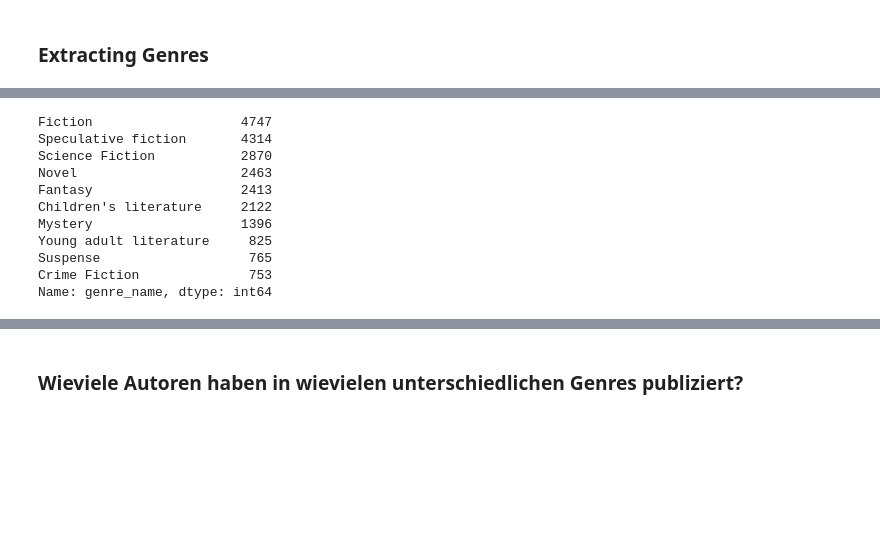
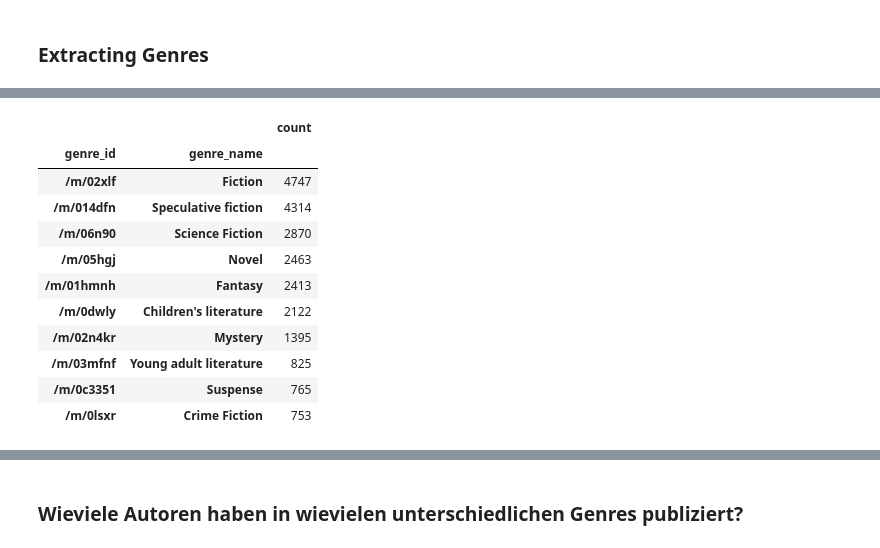
Before and after one commit to Jubke/AATM, a Jupyter notebook: Identifikation von Texten mit geteilter Autorenschaft.ipynb, the cells around one changed output, grey strips where cells are left out. Cells and saved outputs as stored; diff of their text form; code cells hidden in the pictures; blank space fills up the shorter version.

```diff
--- a/Identifikation von Texten mit geteilter Autorenschaft.ipynb
+++ b/Identifikation von Texten mit geteilter Autorenschaft.ipynb
@@ -85,18 +93,19 @@ genres.describe() # Note that there are more unique ids than names ("Mystery" ge
 # %%
 # Top 10 Genres
-genre_tags.genre_name.value_counts()[0:10]
+genres.sort_values('count', ascending=False)[0:10]
 # %% [output]
-Fiction                   4747
-Speculative fiction       4314
-Science Fiction           2870
-Novel                     2463
-Fantasy                   2413
-Children's literature     2122
-Mystery                   1396
-Young adult literature     825
-Suspense                   765
-Crime Fiction              753
-Name: genre_name, dtype: int64
+|  |  | count |
+| genre_id | genre_name |  |
+| /m/02xlf | Fiction | 4747 |
+| /m/014dfn | Speculative fiction | 4314 |
+| /m/06n90 | Science Fiction | 2870 |
+| /m/05hgj | Novel | 2463 |
+| /m/01hmnh | Fantasy | 2413 |
+| /m/0dwly | Children's literature | 2122 |
+| /m/02n4kr | Mystery | 1395 |
+| /m/03mfnf | Young adult literature | 825 |
+| /m/0c3351 | Suspense | 765 |
+| /m/0lsxr | Crime Fiction | 753 |
 # %%
 # Number of genres per book
 genre_tags.loc[:,['wiki_id', 'genre_name']].groupby('wiki_id').count().hist()
```
Also changed, not shown: parts of 16 cells of this notebook.
